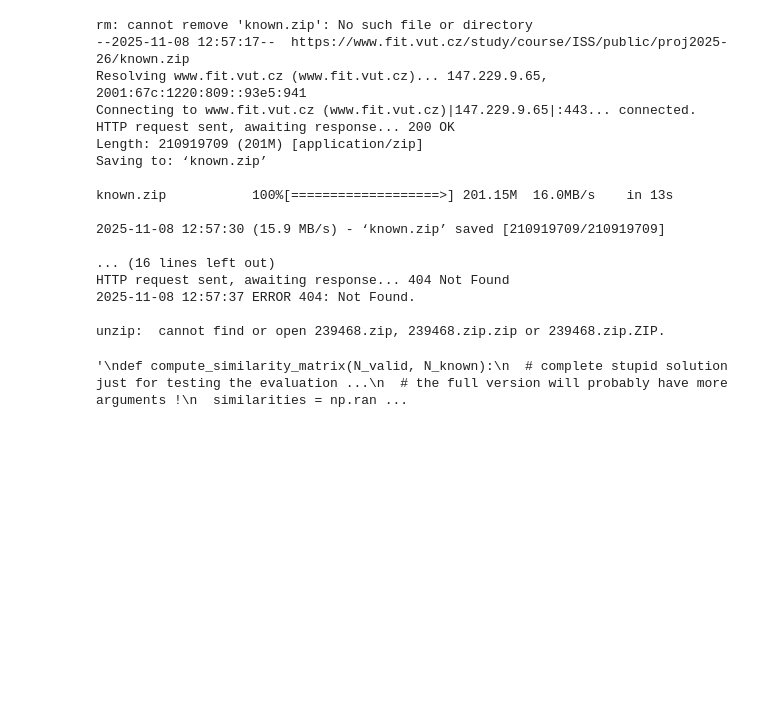
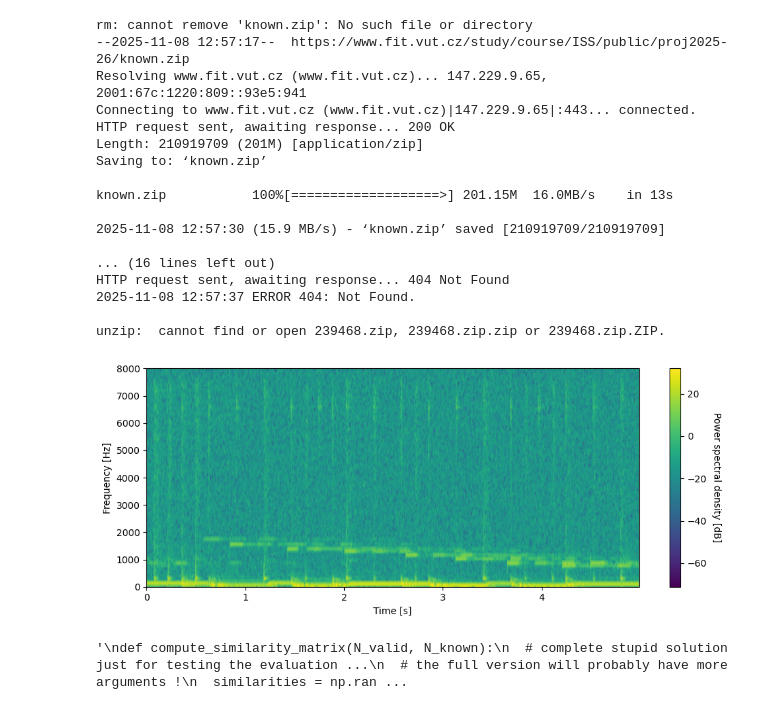
Before and after one commit to CplSwofford/Signal_Systems, a Jupyter notebook: ISS.ipynb, the cells around one changed output. Drawn from its saved outputs; the diff is of its cells as text; code cells hidden in the pictures; blank space fills up the shorter version.

```diff
--- a/ISS.ipynb
+++ b/ISS.ipynb
@@ -127,48 +127,66 @@ norming("known", known_snound_clips_num, known_vec)
 
 
 # Framing:
-def framing(x, w, overlap, nfft):
-    N = len(w)
-    hop = N - overlap
-    L = len(x)
+def framing(a, frame_len, frame_shift=1):
+    """
+    from 03_spectral_2.ipynb   by profesor Černocký
+    """
+    a = np.ascontiguousarray(a)
+    L = a.shape[0]
+    if L < frame_len:
+        return np.empty((0, frame_len), dtype=a.dtype)
+    shape   = ((L - frame_len) // frame_shift + 1, frame_len) + a.shape[1:]
+    strides = (a.strides[0]*frame_shift, a.strides[0]) + a.strides[1:]
+    return np.lib.stride_tricks.as_strided(a, shape=shape, strides=strides)
 
-    n_frames = 1 + (L - N) // hop
-    out = np.zeros((n_frames, nfft // 2 + 1))
 
-    for i in range(n_frames):
-        start = i * hop
-        frame = x[start:start+N] * w
-        spec = np.fft.rfft(frame, n=nfft)
-        out[i] = np.abs(spec)
-    return out
+def spectrogram(x, window, noverlap=None, nfft=None):
+    """
+    from 03_spectral_2.ipynb   by profesor Černocký
+    """
+    if np.isscalar(window):
+        window = np.hamming(int(window))
+    if noverlap is None:
+        noverlap = window.size // 2
+    if nfft is None:
+        nfft = window.size
+
+    hop = window.size - noverlap
+    Xfrm = framing(x, window.size, hop)
+    X = np.fft.rfft(Xfrm * window[None, :], n=nfft, axis=1)
+    return X
+
+
+def show_spectrogram(X, fs, nfft, frame_shift):
+    """
+    from 03_spectral_2.ipynb   by profesor Černocký
+    """
+    # osy
+    f = np.arange(0, nfft//2 + 1) * fs / nfft
+    t = np.arange(0, X.shape[0]) * frame_shift / fs
+
+    # výpočet logaritmického výkonového spektra
+    sgr_log = 10 * np.log10(np.real(np.conj(X.T) * X.T) + 1e-20)
+
+    # zobrazení
+    plt.figure(figsize=(10,4))
+    plt.pcolormesh(t, f, sgr_log, shading='gouraud', cmap="viridis")
+    plt.xlabel('Time [s]')
+    plt.ylabel('Frequency [Hz]')
+    cbar = plt.colorbar()
+    cbar.set_label('Power spectral density [dB]', rotation=270, labelpad=15)
+    plt.tight_layout()
+    plt.show()
 
 
 
 N = 256
 Nfft = 256
 overlap = 128
+hop = N - overlap
 
-
-w = np.hanning(N)
-valid_mag = framing(valid_vec[0], w, overlap, Nfft)
-plt.figure(figsize=(10,3))
-plt.plot(valid_mag)
-
-#from scipy.signal import spectrogram
-f, t, valid_mag = spectrogram(valid_vec[0], valid_Fs)
-
-
-sgr_log = 10 * np.log10(valid_mag+1e-20)
-
-plt.figure(figsize=(10,4))
-plt.pcolormesh(t, f, sgr_log)
-plt.gca().set_xlabel('Time [s]')
-plt.gca().set_ylabel('Frequency [Hz]')
-cbar = plt.colorbar()
-cbar.set_label('Power spectral density [dB]', rotation=270, labelpad=15)
-plt.tight_layout()
-
-
+X = spectrogram(valid_vec[0], N, overlap, Nfft)
+show_spectrogram (X, Fs, Nfft, hop)
 
 """
 #TEMP - DELETE
@@ -177,31 +195,32 @@ print(Fs, x.shape, x.dtype)
 print(x[:20])
 
 Fs, x = wavfile.read("known/14.wav")  # x je NumPy pole: int16/int32/float32
 print(Fs, x.shape, x.dtype)
 print(x[:20])
 """
 
 """
 i = 14
 
 Fs, x = wavfile.read(f"known/{i}.wav")
 print(Fs, x.shape, x.dtype)
 print(x[:20])
 
 t = np.arange(len(x)) / Fs     # časová osa v sekundách
 plt.plot(t[:1000], x[:1000])   # prvních 1000 vzorků (~0.0625 s)
 plt.xlabel("čas [s]")
 plt.ylabel("amplituda")
 plt.title("Časový průběh WAV signálu")
 plt.grid()
 plt.show()
 """
 """
 def compute_similarity_matrix(N_valid, N_known):
   # complete stupid solution just for testing the evaluation ...
   # the full version will probably have more arguments !
   similarities = np.random.uniform( 0, 1, (N_valid, N_known))
   return similarities
 """
 # %% [output]
+[figure, new version]
 '\ndef compute_similarity_matrix(N_valid, N_known):\n  # complete stupid solution just for testing the evaluation ...\n  # the full version will probably have more arguments !\n  similarities = np.ran ...
```
Also changed, not shown: parts of 1 cell of this notebook.
